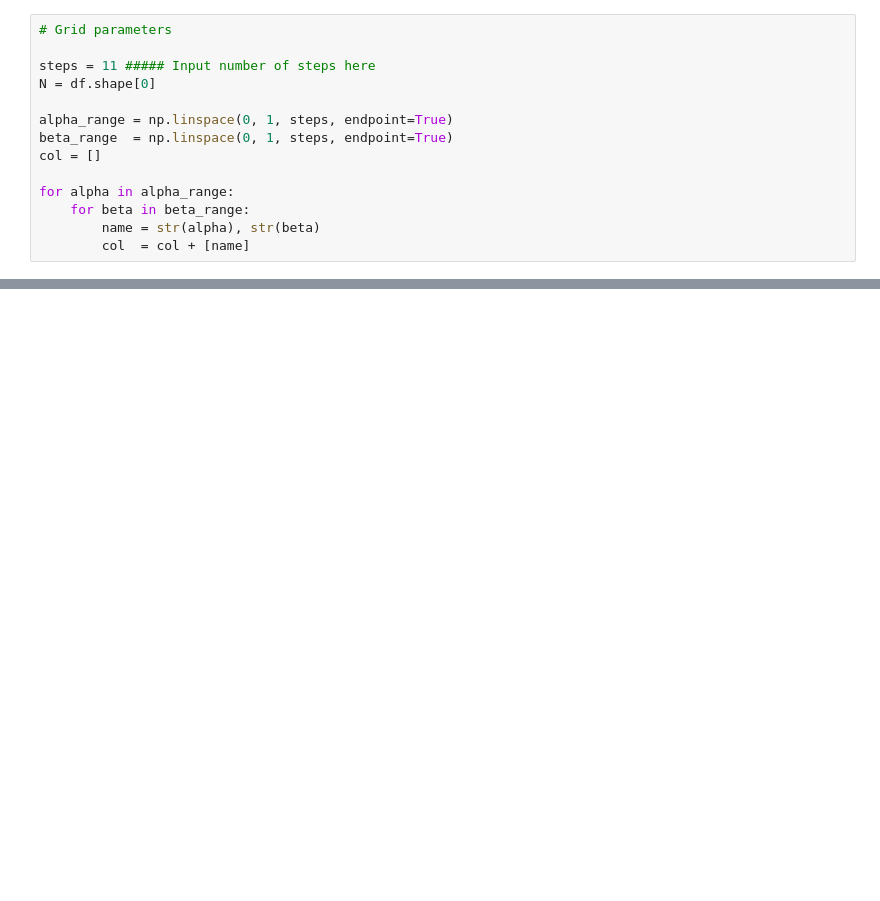
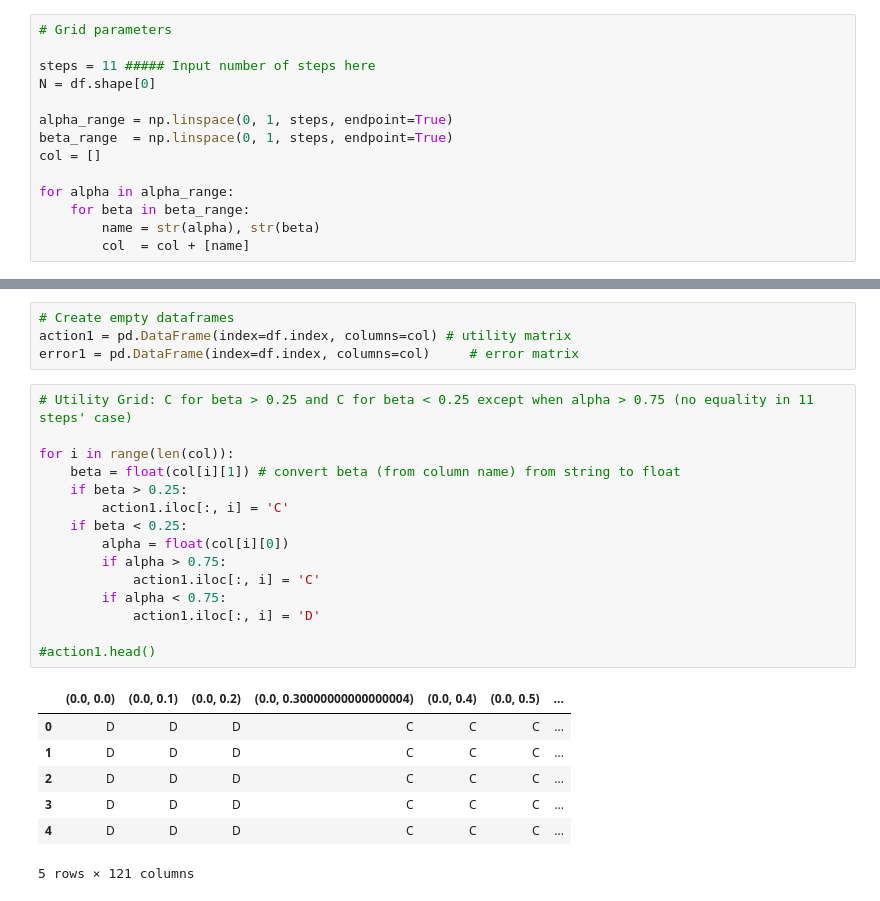
Before and after one commit to 1412richa/CRUtility, a Jupyter notebook: GuiltAndResponsibility/Codes/PD_level0.ipynb, the cells around one changed output, grey strips where cells are left out. Cells and saved outputs as stored; diff of their text form; blank space fills up the shorter version.

```diff
--- a/GuiltAndResponsibility/Codes/PD_level0.ipynb
+++ b/GuiltAndResponsibility/Codes/PD_level0.ipynb
@@ -159,3 +266,30 @@ Not dropping rows with equal payoffs for now **(Checkpoint)**
+# %%
+# Create empty dataframes
+action1 = pd.DataFrame(index=df.index, columns=col) # utility matrix
+error1 = pd.DataFrame(index=df.index, columns=col)     # error matrix
+# %%
+# Utility Grid: C for beta > 0.25 and C for beta < 0.25 except when alpha > 0.75 (no equality in 11 steps' case)
+
+for i in range(len(col)):
+    beta = float(col[i][1]) # convert beta (from column name) from string to float
+    if beta > 0.25:
+        action1.iloc[:, i] = 'C'
+    if beta < 0.25:
+        alpha = float(col[i][0])
+        if alpha > 0.75:
+            action1.iloc[:, i] = 'C'
+        if alpha < 0.75:
+            action1.iloc[:, i] = 'D'
+
+#action1.head()
+# %% [output]
+|  | (0.0, 0.0) | (0.0, 0.1) | (0.0, 0.2) | (0.0, 0.30000000000000004) | (0.0, 0.4) | (0.0, 0.5) | ... |
+| 0 | D | D | D | C | C | C | ... |
+| 1 | D | D | D | C | C | C | ... |
+| 2 | D | D | D | C | C | C | ... |
+| 3 | D | D | D | C | C | C | ... |
+| 4 | D | D | D | C | C | C | ... |
+5 rows × 121 columns
 # %%
 # Calculating error matrix
 
```
Also changed, not shown: parts of 40 cells of this notebook.
